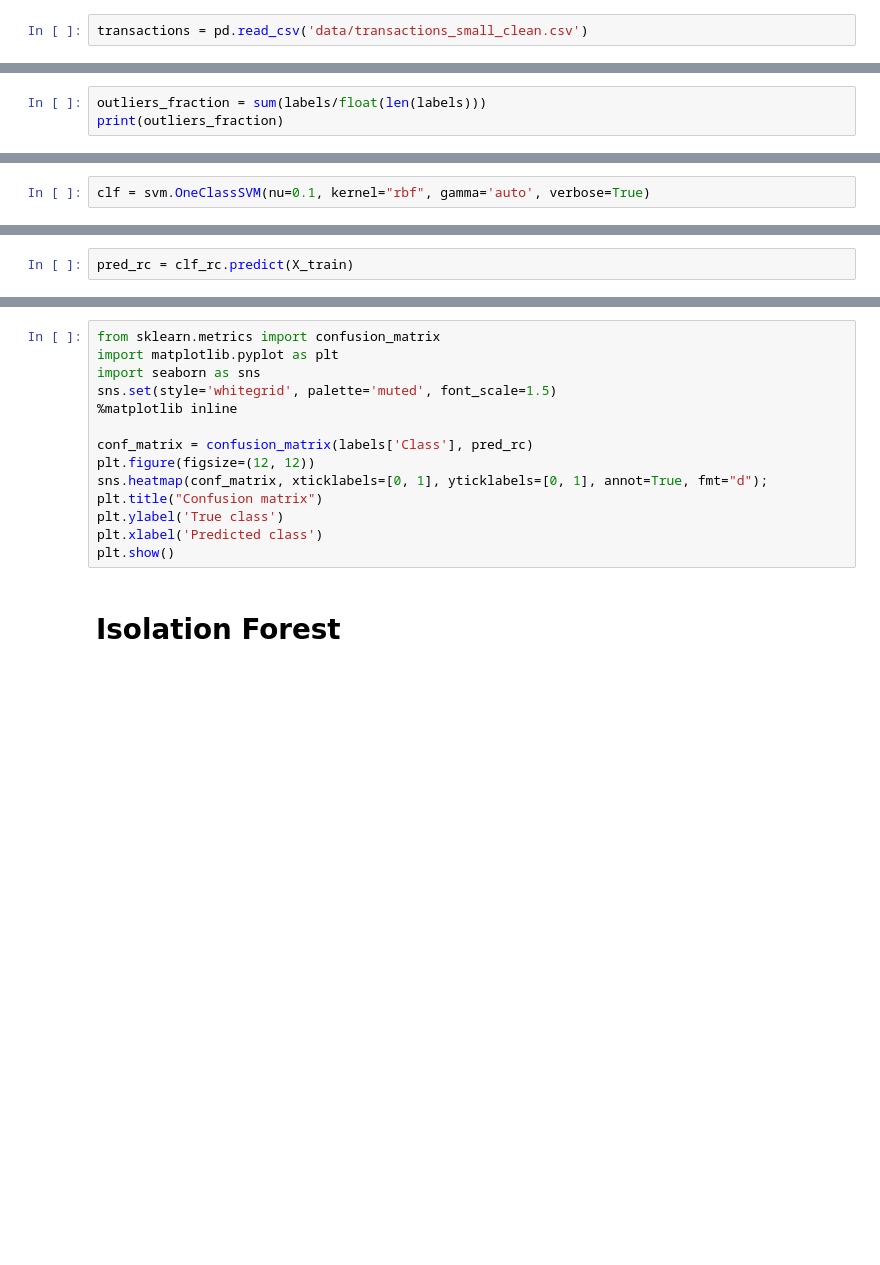
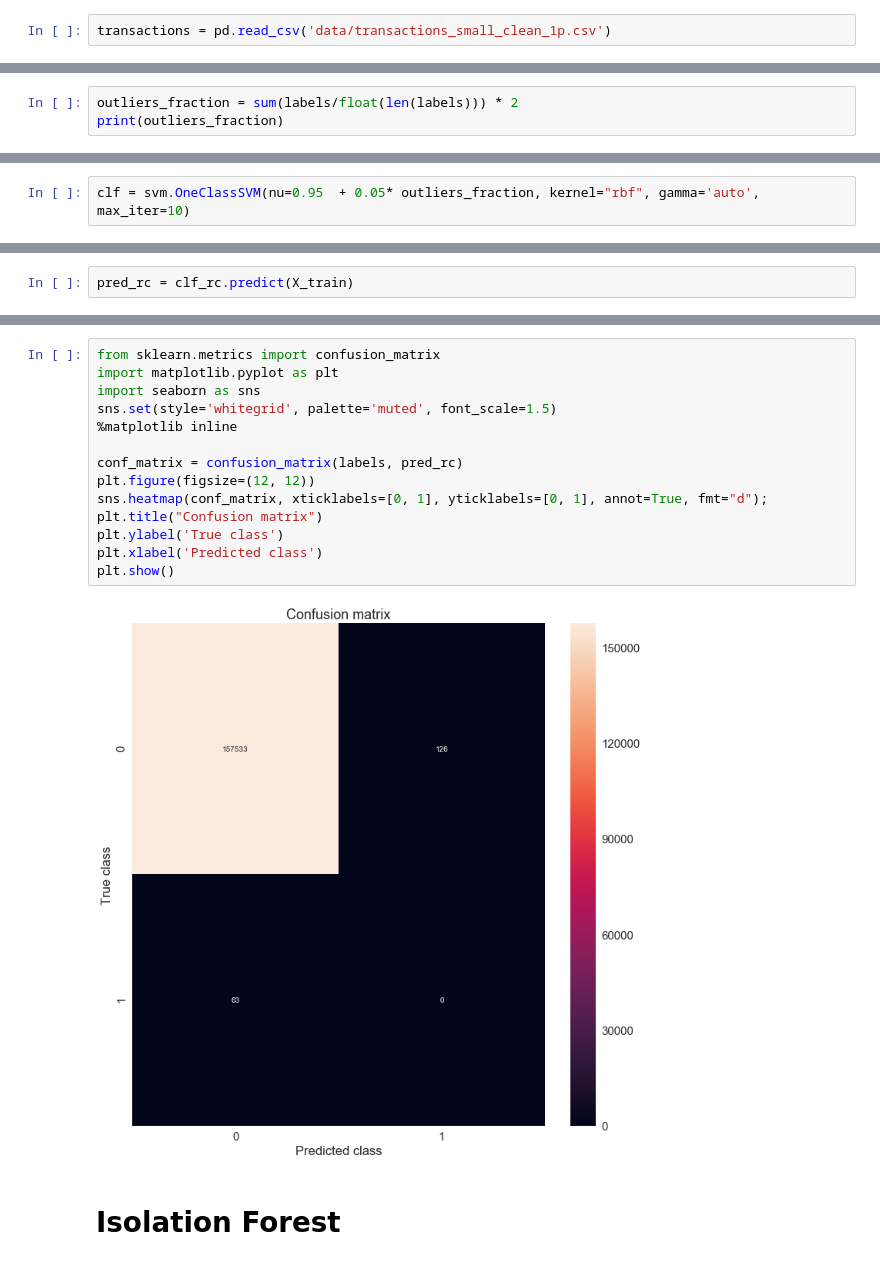
Before and after one commit to Charlio/anti-money-laundering, a Jupyter notebook: sklearn-outliers-detection.ipynb, the cells around one changed output, grey strips where cells are left out. Saved outputs shown, nothing was run; the diff lists cells and outputs as text; blank space fills up the shorter version.

```diff
--- a/sklearn-outliers-detection.ipynb
+++ b/sklearn-outliers-detection.ipynb
@@ -11,7 +11,7 @@ from sklearn.ensemble import IsolationForest
 
 rng = np.random.RandomState(42)
 # %%
-transactions = pd.read_csv('data/transactions_small_clean.csv')
+transactions = pd.read_csv('data/transactions_small_clean_1p.csv')
 # %%
 labels = transactions['Label']
 # %%
@@ -19,6 +19,6 @@ del transactions['Label']
 # %%
 X_train = transactions.values
 # %%
-outliers_fraction = sum(labels/float(len(labels)))
+outliers_fraction = sum(labels/float(len(labels))) * 2
 print(outliers_fraction)
 # %% [output]
@@ -26,6 +26,6 @@ print(outliers_fraction)
 # %% [markdown]
 # One-class SVM
 # %%
-clf = svm.OneClassSVM(nu=0.1, kernel="rbf", gamma='auto', verbose=True)
+clf = svm.OneClassSVM(nu=0.95  + 0.05* outliers_fraction, kernel="rbf", gamma='auto', max_iter=10)
 # %%
 clf.fit(X_train)
@@ -63,17 +71,19 @@ print(len(pred_rc[pred_rc==1]))
 # %%
 from sklearn.metrics import confusion_matrix
 import matplotlib.pyplot as plt
 import seaborn as sns
 sns.set(style='whitegrid', palette='muted', font_scale=1.5)
 %matplotlib inline
 
-conf_matrix = confusion_matrix(labels['Class'], pred_rc)
+conf_matrix = confusion_matrix(labels, pred_rc)
 plt.figure(figsize=(12, 12))
 sns.heatmap(conf_matrix, xticklabels=[0, 1], yticklabels=[0, 1], annot=True, fmt="d");
 plt.title("Confusion matrix")
 plt.ylabel('True class')
 plt.xlabel('Predicted class')
 plt.show()
+# %% [output]
+[figure, added]
 # %% [markdown]
 # Isolation Forest
 # %%
```
Also changed, not shown: parts of 13 cells of this notebook, 3 other files.
